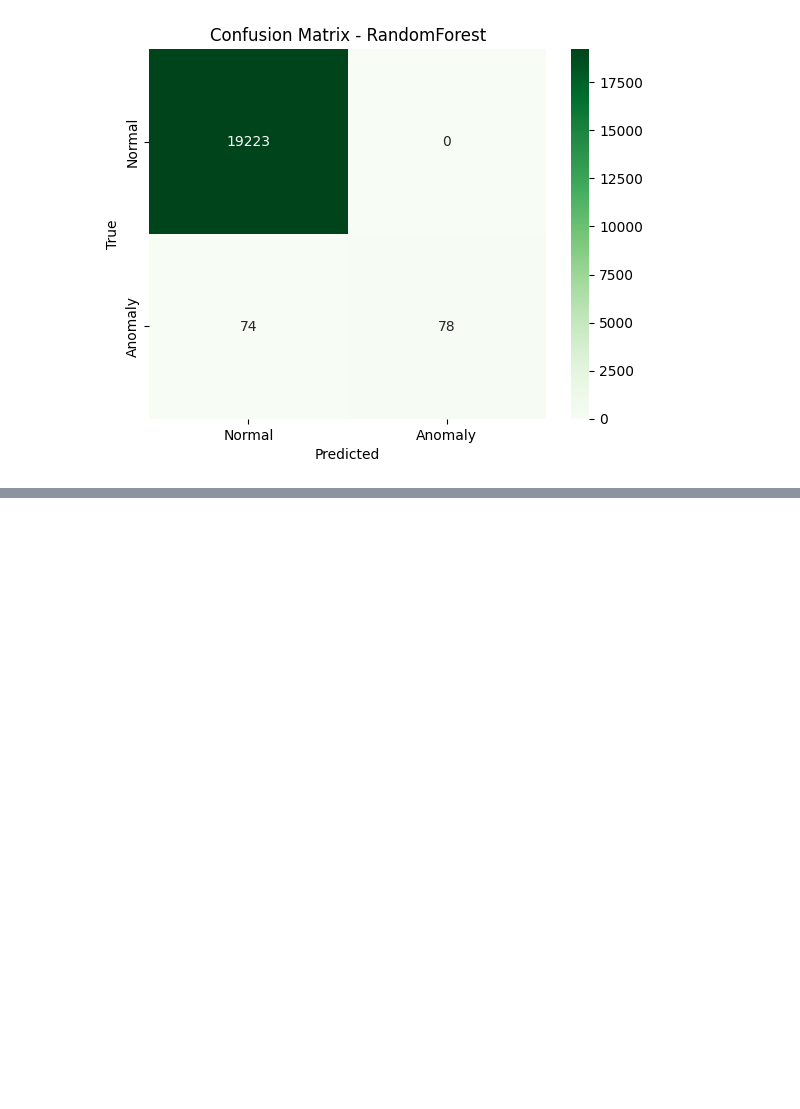
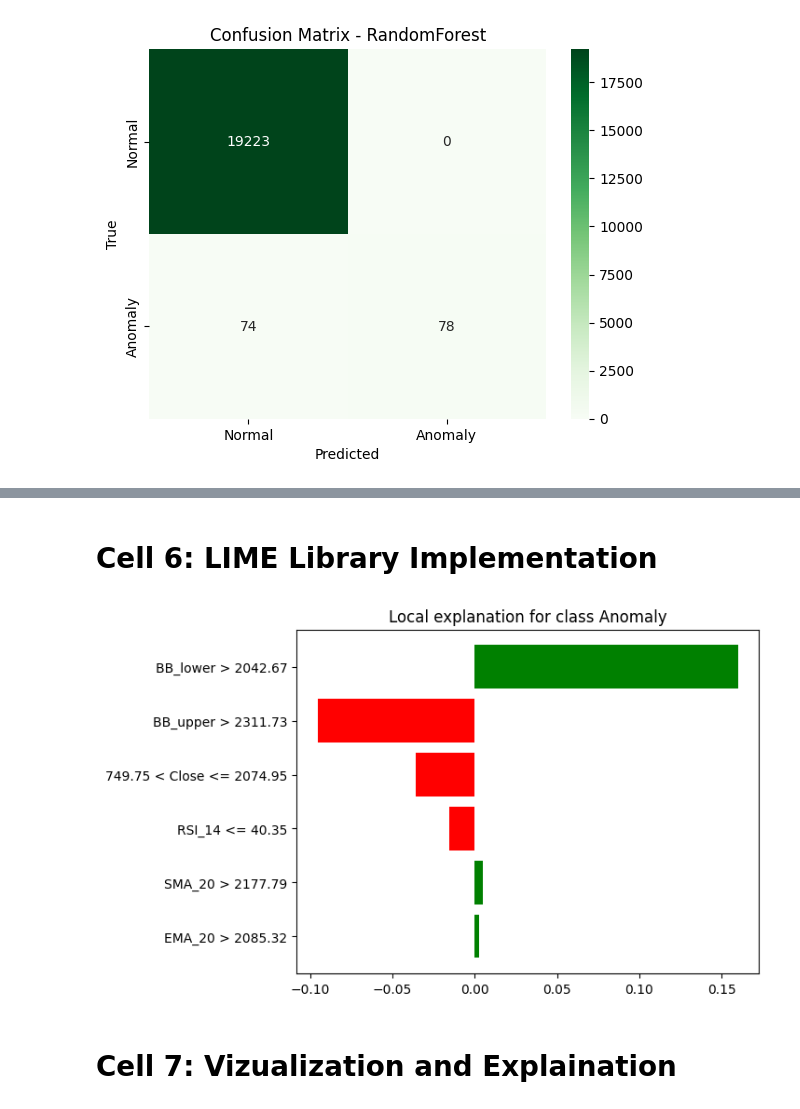
Before and after one commit to umangnaulakha/XAI-and-Anomaly-Detection-in-Financial-Data, a Jupyter notebook: notebooks/implementation.ipynb, the cells around one changed output, grey strips where cells are left out. Cells and saved outputs as stored; diff of their text form; code cells hidden in the pictures; blank space fills up the shorter version.

Commit message:
XAI implementation

```diff
--- a/notebooks/implementation.ipynb
+++ b/notebooks/implementation.ipynb
@@ -276,0 +300,36 @@ weighted avg       1.00      1.00      1.00     19375
+# %% [markdown]
+# Cell 6: LIME Library Implementation
+# %%
+# --- LIME for XGBoost ---
+from lime.lime_tabular import LimeTabularExplainer
+
+# Preprocess X_train for LIME
+X_train_lime = X_train.fillna(X_train.mean())
+zero_var_cols = X_train_lime.columns[X_train_lime.nunique() <= 1]
+if len(zero_var_cols) > 0:
+    X_train_lime = X_train_lime.drop(columns=zero_var_cols)
+    features_lime = [f for f in features if f not in zero_var_cols]
+else:
+    features_lime = features
+
+# Create LIME explainer
+lime_explainer = LimeTabularExplainer(
+    training_data=np.array(X_train_lime),
+    feature_names=features_lime,
+    class_names=["Normal", "Anomaly"],
+    mode="classification"
+)
+
+# Explain one anomaly
+anomaly_positions = np.where(y_test.values == 1)[0]
+for pos in anomaly_positions[:1]:
+    data_row = X_test.iloc[pos].values
+    exp = lime_explainer.explain_instance(
+        data_row=data_row,
+        predict_fn=xgb_clf.predict_proba
+    )
+    exp.as_pyplot_figure()
+# %% [output]
+[figure, added]
+# %% [markdown]
+# Cell 7: Vizualization and Explaination
```
Also changed, not shown: parts of 4 cells of this notebook.
